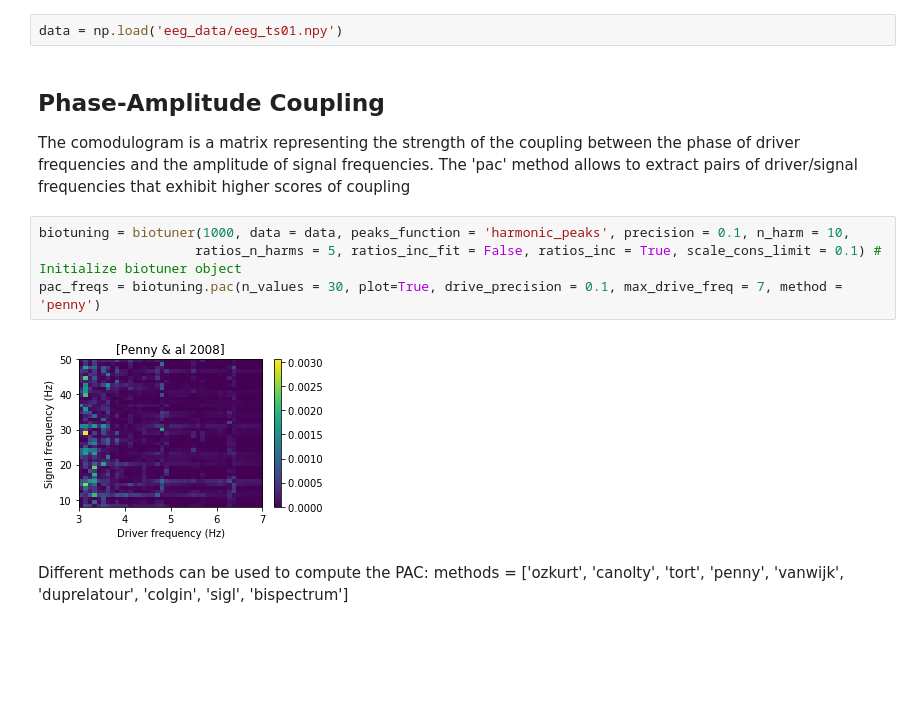
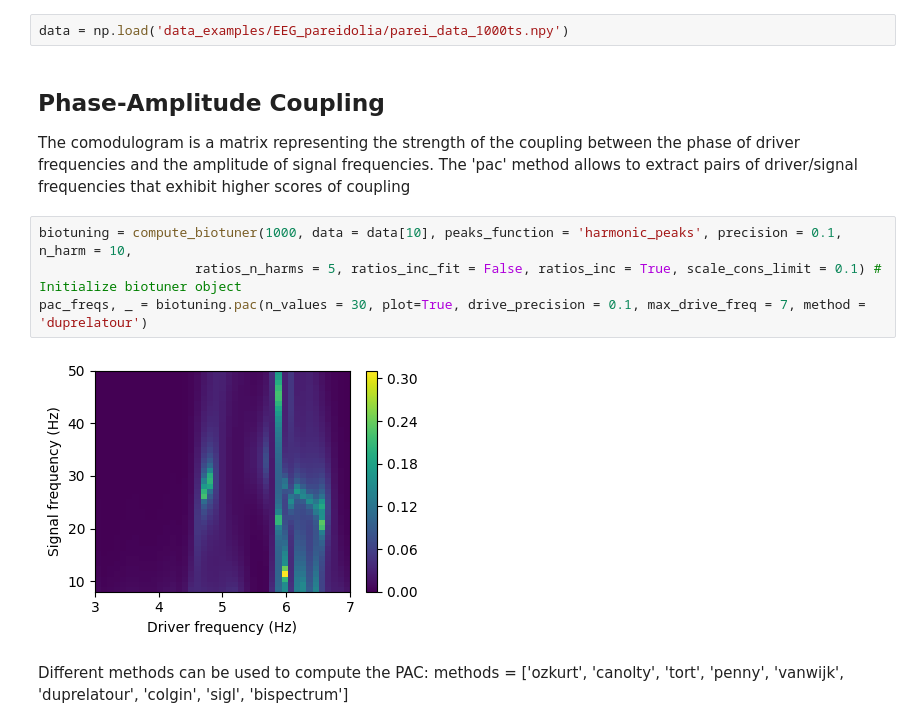
Before and after one commit to AntoineBellemare/biotuner, a Jupyter notebook: examples/biotuner_PAC.ipynb, the cells around one changed output. Cells and saved outputs as stored; diff of their text form; blank space fills up the shorter version.

Commit message:
examples updated

```diff
--- a/examples/biotuner_PAC.ipynb
+++ b/examples/biotuner_PAC.ipynb
@@ -8,17 +10,17 @@ import mne
 # %% [markdown]
 ## Load dataset
 # %%
-data = np.load('eeg_data/eeg_ts01.npy')
+data = np.load('data_examples/EEG_pareidolia/parei_data_1000ts.npy')
 # %% [markdown]
 ## Phase-Amplitude Coupling
 
 The comodulogram is a matrix representing the strength of the coupling between the phase of driver frequencies and the amplitude of signal frequencies. The 'pac' method allows to extract pairs of driver/signal frequencies that exhibit higher scores of coupling
 # %%
-biotuning = biotuner(1000, data = data, peaks_function = 'harmonic_peaks', precision = 0.1, n_harm = 10,
+biotuning = compute_biotuner(1000, data = data[10], peaks_function = 'harmonic_peaks', precision = 0.1, n_harm = 10,
                     ratios_n_harms = 5, ratios_inc_fit = False, ratios_inc = True, scale_cons_limit = 0.1) # Initialize biotuner object
-pac_freqs = biotuning.pac(n_values = 30, plot=True, drive_precision = 0.1, max_drive_freq = 7, method = 'penny')
+pac_freqs, _ = biotuning.pac(n_values = 30, plot=True, drive_precision = 0.1, max_drive_freq = 7, method = 'duprelatour')
 # %% [output]
-[figure, old version]
+[figure, new version]
 # %% [markdown]
 Different methods can be used to compute the PAC:
 methods = ['ozkurt', 'canolty', 'tort', 'penny', 'vanwijk', 'duprelatour', 'colgin',
```
Also changed, not shown: parts of 9 cells of this notebook, 2 other files.
